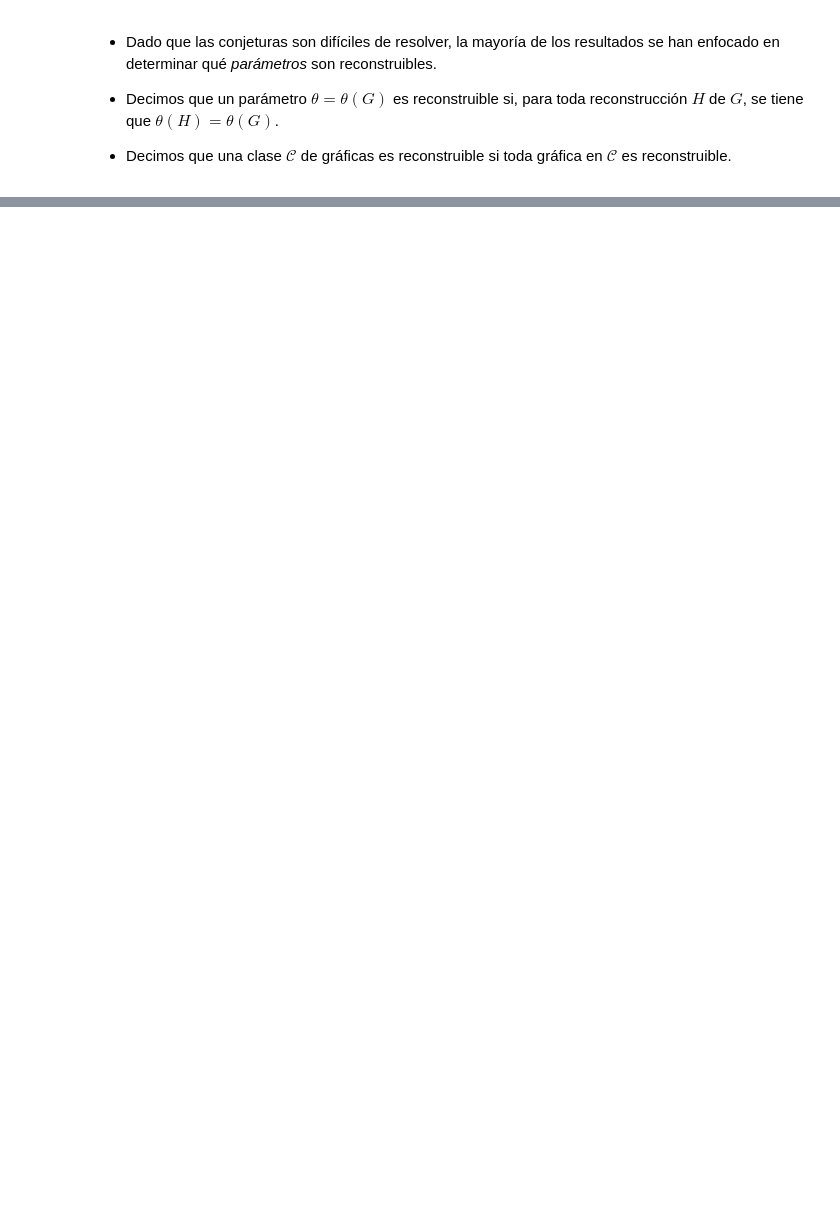
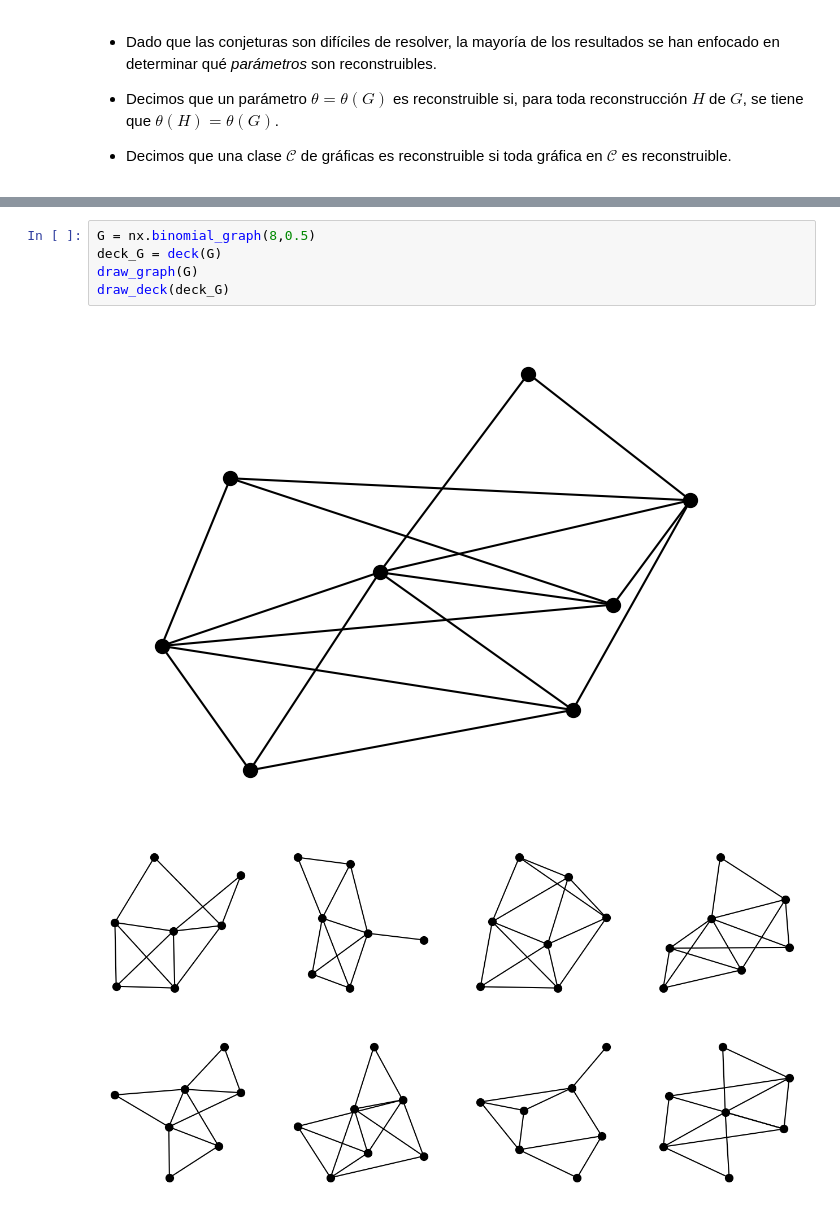
Before and after one commit to luisgrivas/pynotes, a Jupyter notebook: notebooks/ReconstruccionGraficas.ipynb, the cells around one changed output, grey strips where cells are left out. Saved outputs shown, nothing was run; the diff lists cells and outputs as text; blank space fills up the shorter version.

```diff
--- a/notebooks/ReconstruccionGraficas.ipynb
+++ b/notebooks/ReconstruccionGraficas.ipynb
@@ -228,0 +252,8 @@ Gráfica reconstruida por el deck de G
+# %%
+G = nx.binomial_graph(8,0.5)
+deck_G = deck(G)
+draw_graph(G)
+draw_deck(deck_G)
+# %% [output]
+[figure, added]
+[figure, added]
```
Also changed, not shown: parts of 12 cells of this notebook.
